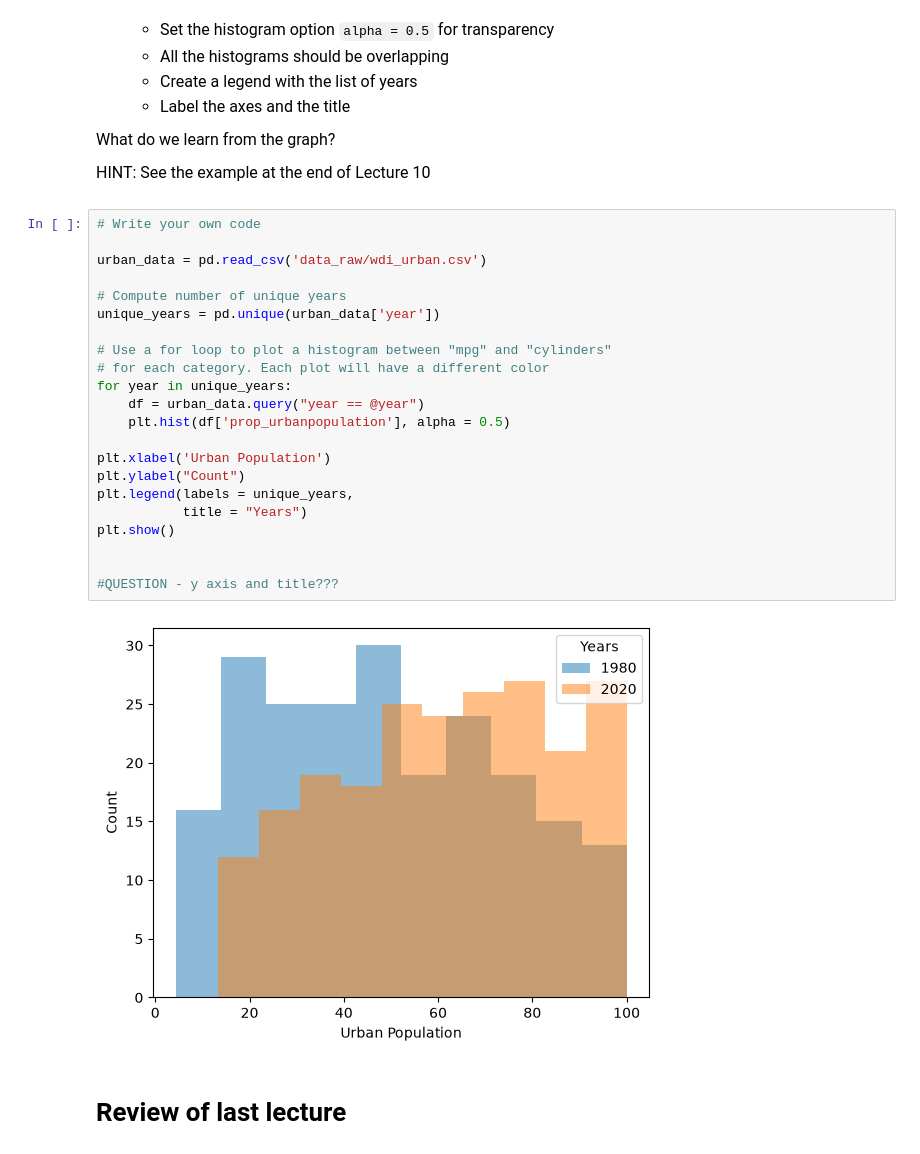
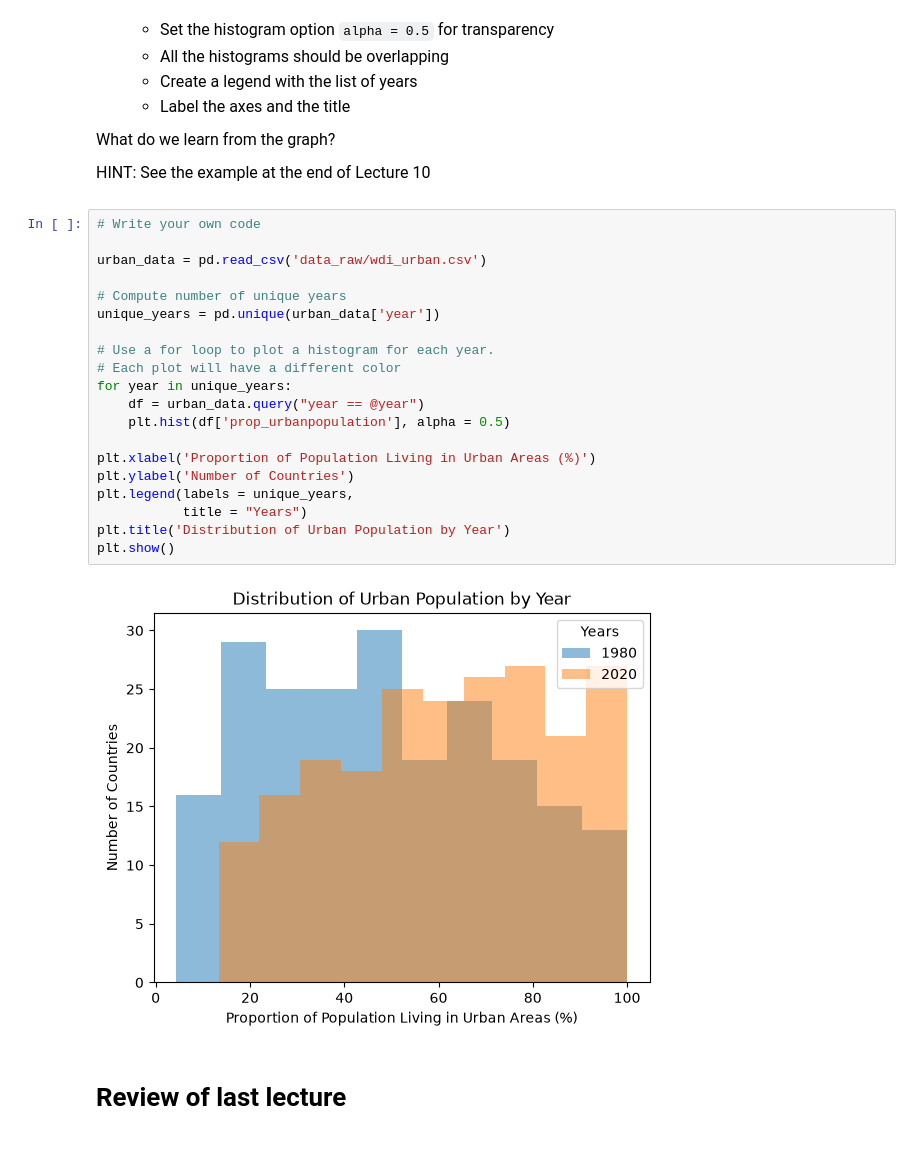
Before and after one commit to joellemil/datasci530fall2026, a Jupyter notebook: Lecture 02/Lecture 2 - Exercises.ipynb, the cells around one changed output. Drawn from its saved outputs; the diff is of its cells as text.

```diff
--- a/Lecture 02/Lecture 2 - Exercises.ipynb
+++ b/Lecture 02/Lecture 2 - Exercises.ipynb
@@ -242,27 +245,25 @@ HINT: See the example at the end of Lecture 10
 # %%
 # Write your own code
 
 urban_data = pd.read_csv('data_raw/wdi_urban.csv')
 
 # Compute number of unique years
 unique_years = pd.unique(urban_data['year'])
 
-# Use a for loop to plot a histogram between "mpg" and "cylinders"
-# for each category. Each plot will have a different color
+# Use a for loop to plot a histogram for each year.
+# Each plot will have a different color
 for year in unique_years:
     df = urban_data.query("year == @year")
     plt.hist(df['prop_urbanpopulation'], alpha = 0.5)
 
-plt.xlabel('Urban Population')
-plt.ylabel("Count")
+plt.xlabel('Proportion of Population Living in Urban Areas (%)')
+plt.ylabel('Number of Countries')
 plt.legend(labels = unique_years,
            title = "Years")
+plt.title('Distribution of Urban Population by Year')
 plt.show()
-
-
-#QUESTION - y axis and title???
 # %% [output]
-[figure, old version]
+[figure, new version]
 # %% [markdown]
 # Review of last lecture
 # %% [markdown]
```
Also changed, not shown: parts of 7 cells of this notebook, 24 other files.
